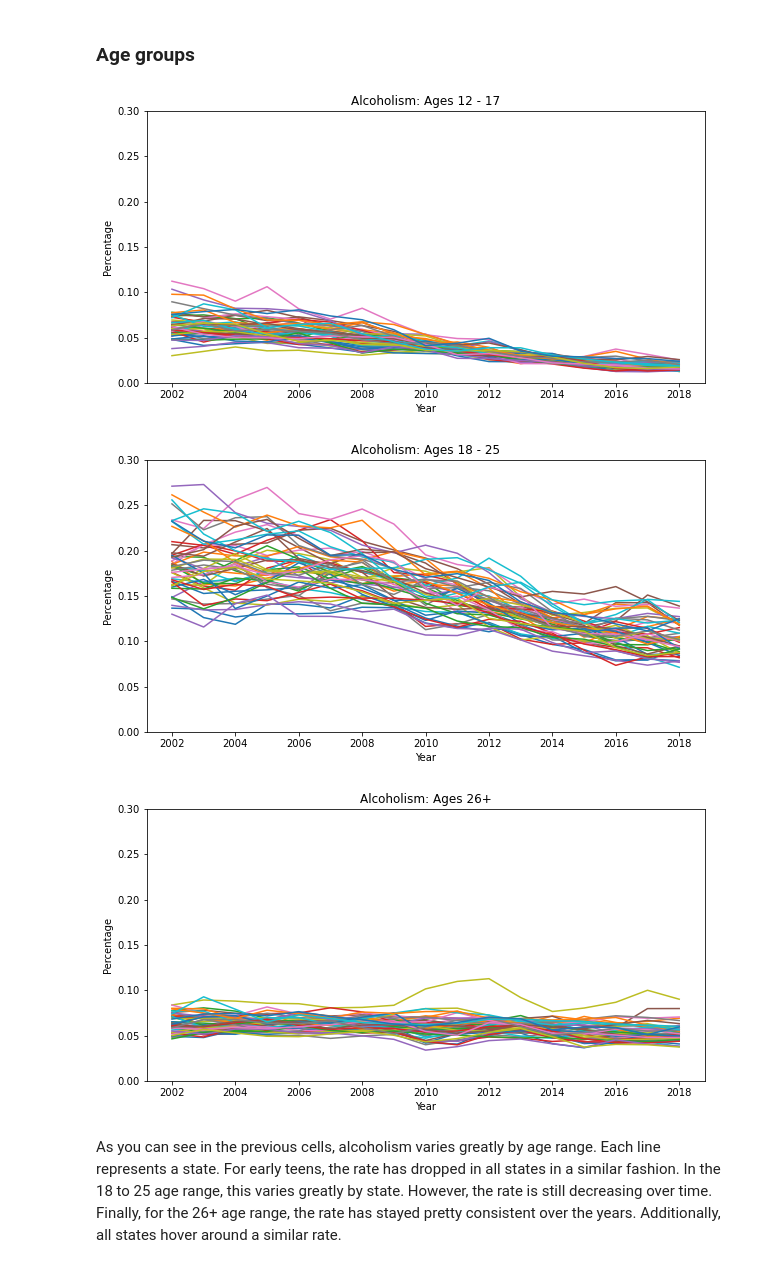
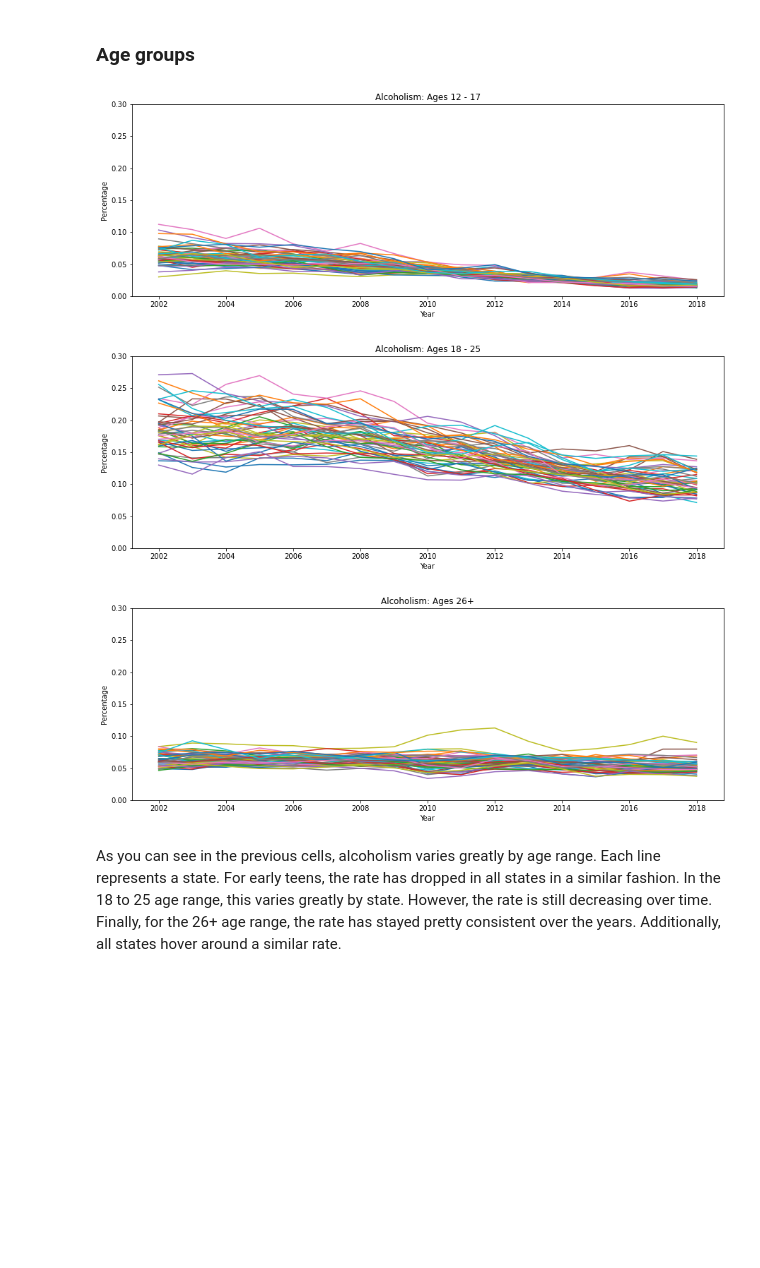
Before and after one commit to jlicht27/jlicht27.github.io, a Jupyter notebook: drugs.ipynb, the cells around one changed output. Cells and saved outputs as stored; diff of their text form; code cells hidden in the pictures; blank space fills up the shorter version.

```diff
--- a/drugs.ipynb
+++ b/drugs.ipynb
@@ -104,17 +104,20 @@ alcohol_pct['Rates.Alcohol.Use Disorder Past Year.18-25'].mean()
 # %% [markdown]
 ### Age groups
 # %%
-alcohol_pct.set_index("Year").groupby("State")["Rates.Alcohol.Use Disorder Past Year.12-17"].plot.line(ylim=(0,0.3), ylabel="Percentage", title="Alcoholism: Ages 12 - 17", figsize=(10,5));
+alcohol_pct.set_index("Year").groupby("State")["Rates.Alcohol.Use Disorder Past Year.12-17"].plot.line(
+    ylim=(0,0.3), ylabel="Percentage", title="Alcoholism: Ages 12 - 17",figsize=(15,7));
 # %% [output]
-[figure, old version]
+[figure, new version]
 # %%
-alcohol_pct.set_index("Year").groupby("State")["Rates.Alcohol.Use Disorder Past Year.18-25"].plot.line(ylim=(0,0.3), ylabel="Percentage", title="Alcoholism: Ages 18 - 25", figsize=(10,5));
+alcohol_pct.set_index("Year").groupby("State")["Rates.Alcohol.Use Disorder Past Year.18-25"].plot.line(
+    ylim=(0,0.3), ylabel="Percentage", title="Alcoholism: Ages 18 - 25", figsize=(15,7));
 # %% [output]
-[figure, old version]
+[figure, new version]
 # %%
-alcohol_pct.set_index("Year").groupby("State")["Rates.Alcohol.Use Disorder Past Year.26+"].plot.line(ylim=(0,0.3), ylabel="Percentage", title="Alcoholism: Ages 26+", figsize=(10,5));
+alcohol_pct.set_index("Year").groupby("State")["Rates.Alcohol.Use Disorder Past Year.26+"].plot.line(
+    ylim=(0,0.3), ylabel="Percentage", title="Alcoholism: Ages 26+", figsize=(15,7));
 # %% [output]
-[figure, old version]
+[figure, new version]
 # %% [markdown]
 As you can see in the previous cells, alcoholism varies greatly by age range. Each line represents a state. For early teens, the rate has dropped in all states in a similar fashion. In the 18 to 25 age range, this varies greatly by state. However, the rate is still decreasing over time. Finally, for the 26+ age range, the rate has stayed pretty consistent over the years. Additionally, all states hover around a similar rate.
 # %% [markdown]
```
